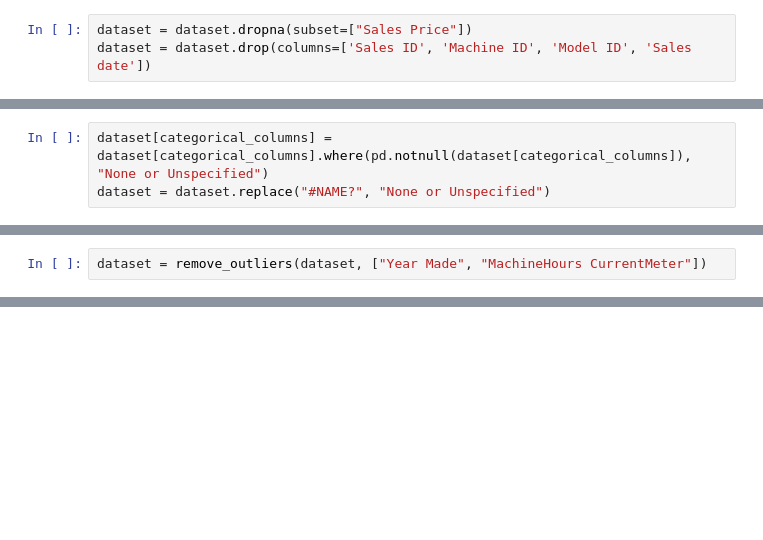
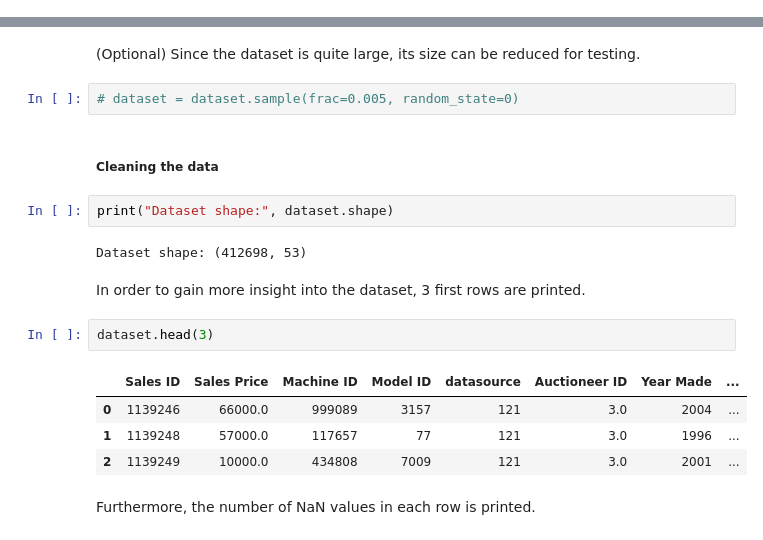
Before and after one commit to jankulik/Bit, a Jupyter notebook: main.ipynb, the cells around one changed output, grey strips where cells are left out. Cells and saved outputs as stored; diff of their text form; blank space fills up the shorter version.

```diff
--- a/main.ipynb
+++ b/main.ipynb
@@ -23,3 +33,0 @@ dataset = pd.read_csv("drive/MyDrive/Bit/BIT_AI_assignment_data.csv",
-# %%
-dataset = dataset.dropna(subset=["Sales Price"])
-dataset = dataset.drop(columns=['Sales ID', 'Machine ID', 'Model ID', 'Sales date'])
@@ -29,3 +33,0 @@ categorical_columns = [column for column in dataset.columns if column not in con
-# %%
-dataset[categorical_columns] = dataset[categorical_columns].where(pd.notnull(dataset[categorical_columns]), "None or Unspecified")
-dataset = dataset.replace("#NAME?", "None or Unspecified")
@@ -59,2 +33,0 @@ def remove_outliers(dataset, columns):
-# %%
-dataset = remove_outliers(dataset, ["Year Made", "MachineHours CurrentMeter"])
@@ -74,2 +34,23 @@ dataset.nunique()
+# %% [markdown]
+(Optional) Since the dataset is quite large, its size can be reduced for testing.
+# %%
+# dataset = dataset.sample(frac=0.005, random_state=0)
+# %% [markdown]
+##### Cleaning the data
+# %%
+print("Dataset shape:", dataset.shape)
+# %% [output]
+Dataset shape: (412698, 53)
+# %% [markdown]
+In order to gain more insight into the dataset, 3 first rows are printed.
+# %%
+dataset.head(3)
+# %% [output]
+|  | Sales ID | Sales Price | Machine ID | Model ID | datasource | Auctioneer ID | Year Made | ... |
+| 0 | 1139246 | 66000.0 | 999089 | 3157 | 121 | 3.0 | 2004 | ... |
+| 1 | 1139248 | 57000.0 | 117657 | 77 | 121 | 3.0 | 1996 | ... |
+| 2 | 1139249 | 10000.0 | 434808 | 7009 | 121 | 3.0 | 2001 | ... |
+# %% [markdown]
+Furthermore, the number of NaN values in each row is printed.
 # %%
 dataset.isna().sum()
```
Also changed, not shown: parts of 87 cells of this notebook, 2 other files.
